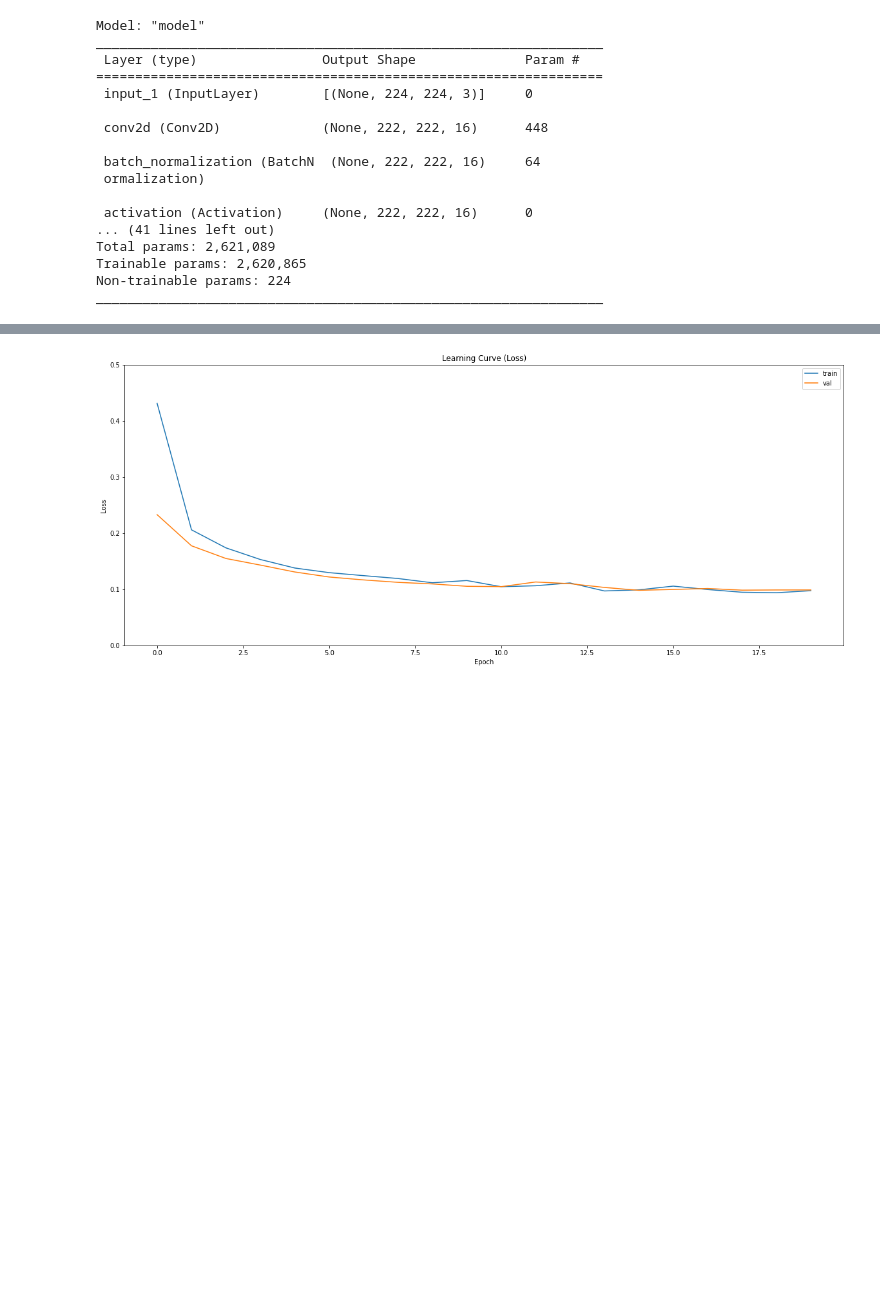
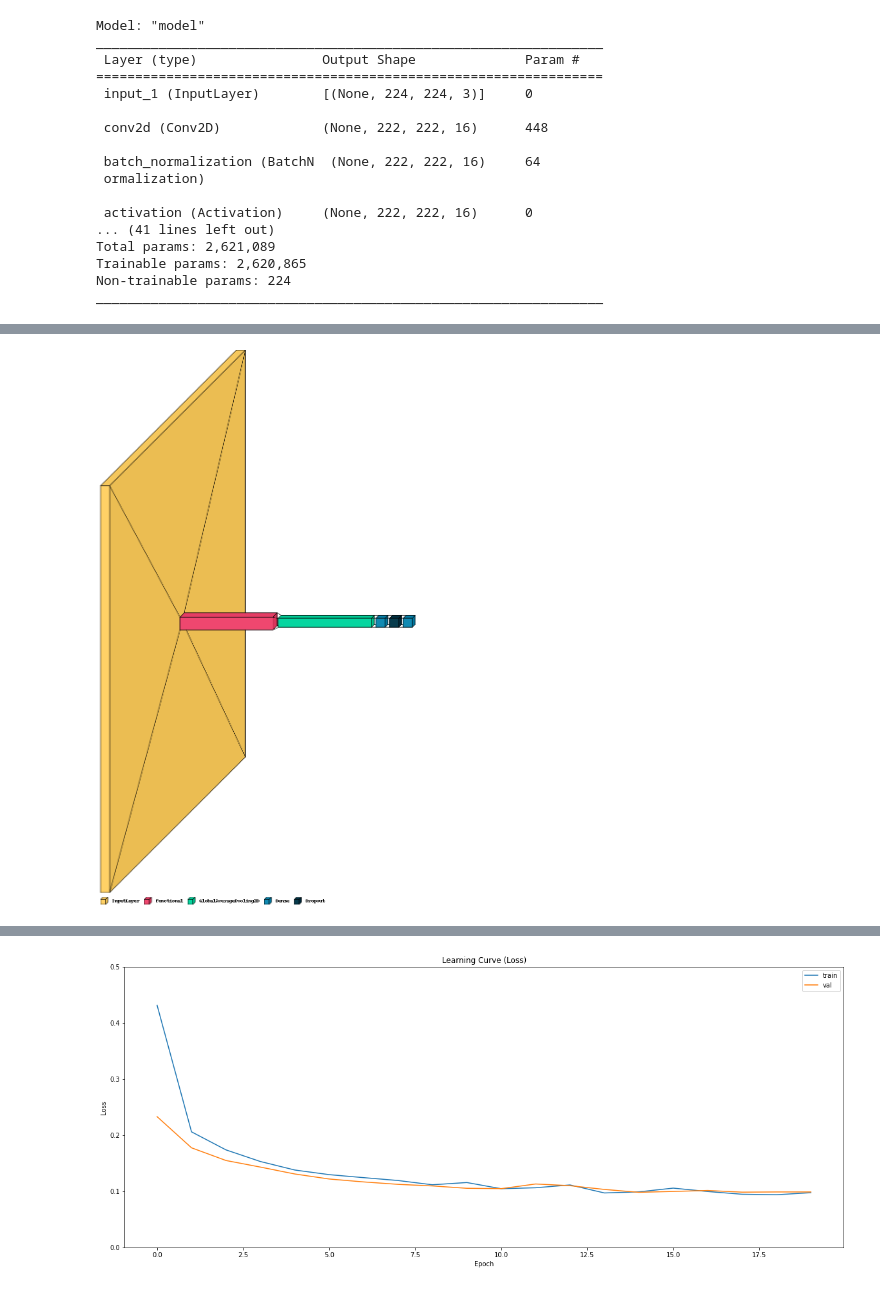
Before and after one commit to parnautovic/pneumonia-detection, a Jupyter notebook: Pneumonia Detection.ipynb, the cells around one changed output, grey strips where cells are left out. Cells and saved outputs as stored; diff of their text form; code cells hidden in the pictures; blank space fills up the shorter version.

```diff
--- a/Pneumonia Detection.ipynb
+++ b/Pneumonia Detection.ipynb
@@ -491,3 +489,22 @@ Downloading data from https://storage.googleapis.com/tensorflow/keras-applicatio
+# %%
+import visualkeras
+from PIL import ImageFont
+from tensorflow.python.keras.layers import Dense, Conv2D, Flatten, Dropout, MaxPooling2D, Activation, BatchNormalization, Input
+from collections import defaultdict
+
+model_pretrained = get_pretrained()
+
+
+#visualkeras.layered_view(model).show() # display using your system viewer
+#visualkeras.layered_view(model, to_file='output.png') # write to disk
+#visualkeras.layered_view(model, to_file='output.png').show() # write and show
+
+visualkeras.layered_view(model)
+
+font = ImageFont.truetype("arial.ttf", 32)  # using comic sans is strictly prohibited!
+visualkeras.layered_view(model_pretrained, legend = True)  # font is optional!
+# %% [output]
+[figure, added]
 # %%
 keras.backend.clear_session()
 
```
Also changed, not shown: parts of 14 cells of this notebook, 1 other file.
